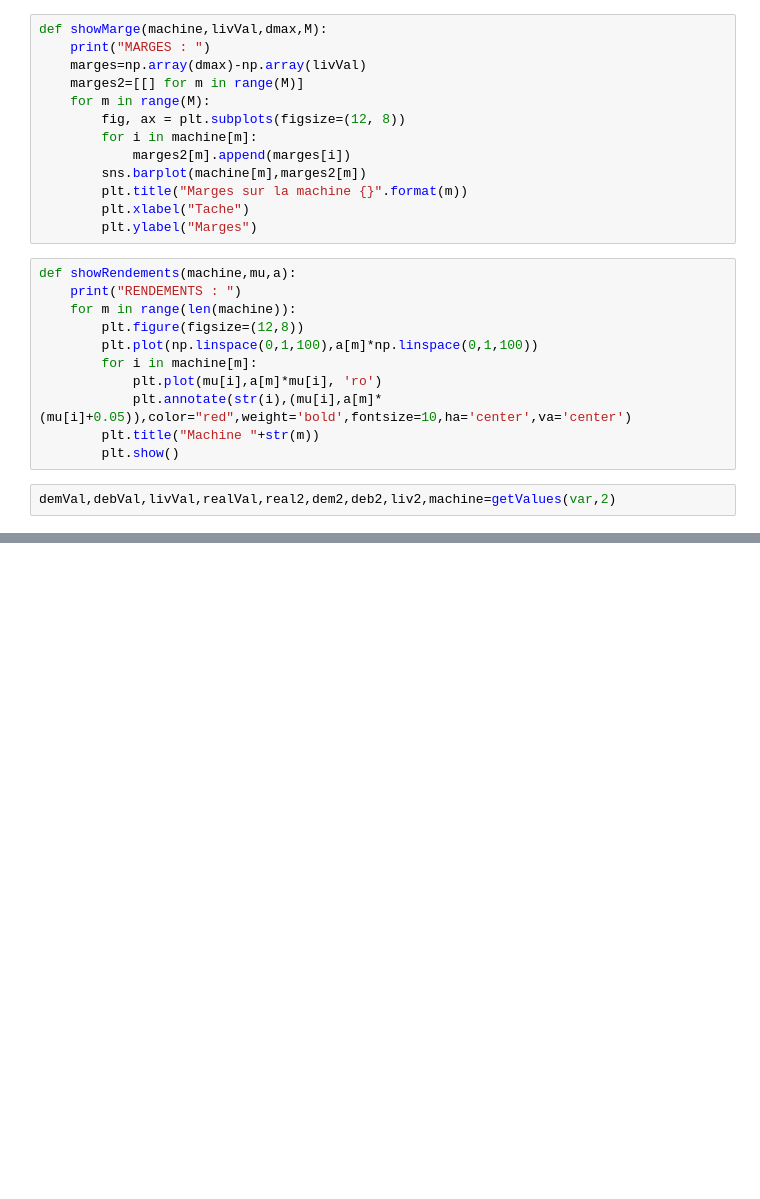
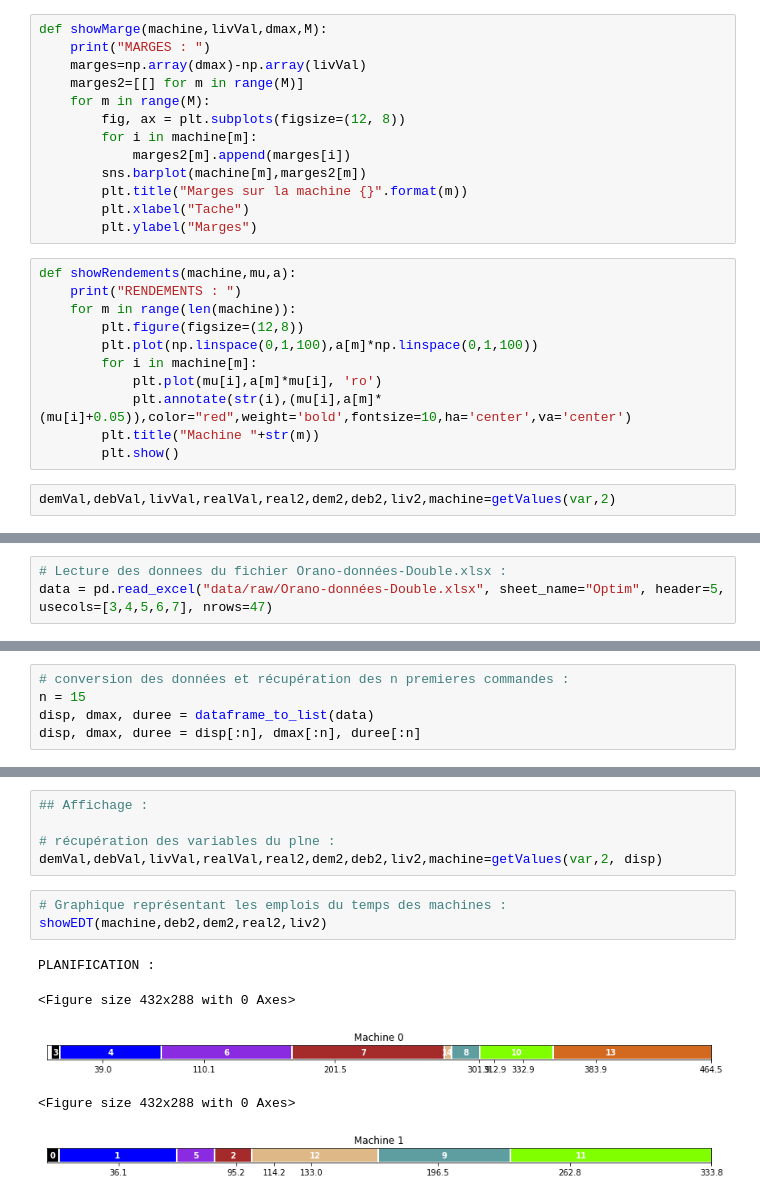
Before and after one commit to TinoMargely/BE-Orano-Scheduling, a Jupyter notebook: Notebook Test - Tino.ipynb, the cells around one changed output, grey strips where cells are left out. Cells and saved outputs as stored; diff of their text form; blank space fills up the shorter version.

```diff
--- a/Notebook Test - Tino.ipynb
+++ b/Notebook Test - Tino.ipynb
@@ -412,0 +510,3 @@ MARGES :
+# %%
+# Lecture des donnees du fichier Orano-données-Double.xlsx :
+data = pd.read_excel("data/raw/Orano-données-Double.xlsx", sheet_name="Optim", header=5, usecols=[3,4,5,6,7], nrows=47)
@@ -412,0 +516,5 @@ MARGES :
+# %%
+# conversion des données et récupération des n premieres commandes :
+n = 15
+disp, dmax, duree = dataframe_to_list(data)
+disp, dmax, duree = disp[:n], dmax[:n], duree[:n]
@@ -412,0 +534,14 @@ MARGES :
+# %%
+## Affichage :
+
+# récupération des variables du plne :
+demVal,debVal,livVal,realVal,real2,dem2,deb2,liv2,machine=getValues(var,2, disp)
+# %%
+# Graphique représentant les emplois du temps des machines :
+showEDT(machine,deb2,dem2,real2,liv2)
+# %% [output]
+PLANIFICATION :
+<Figure size 432x288 with 0 Axes>
+[figure, added]
+<Figure size 432x288 with 0 Axes>
+[figure, added]
```
Also changed, not shown: parts of 12 cells of this notebook, 4 other files.
